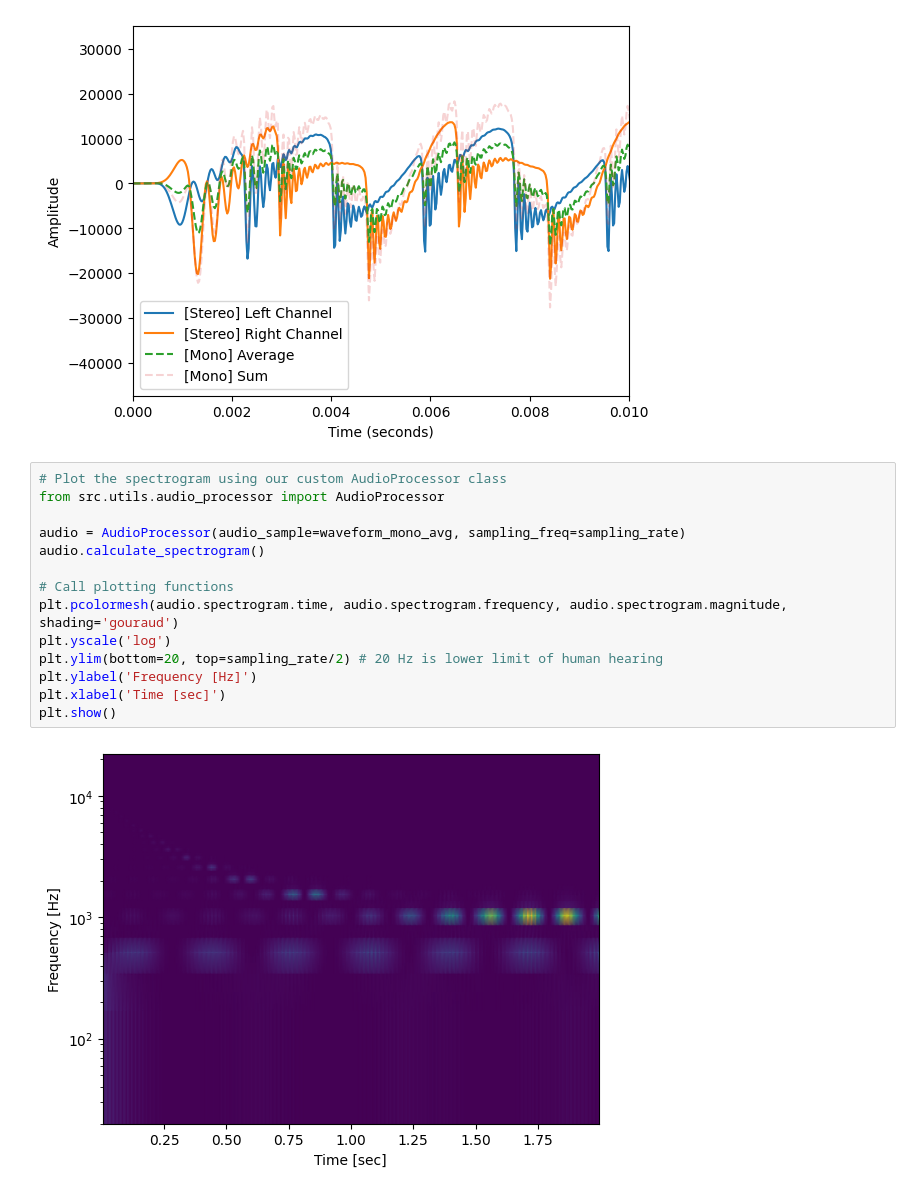
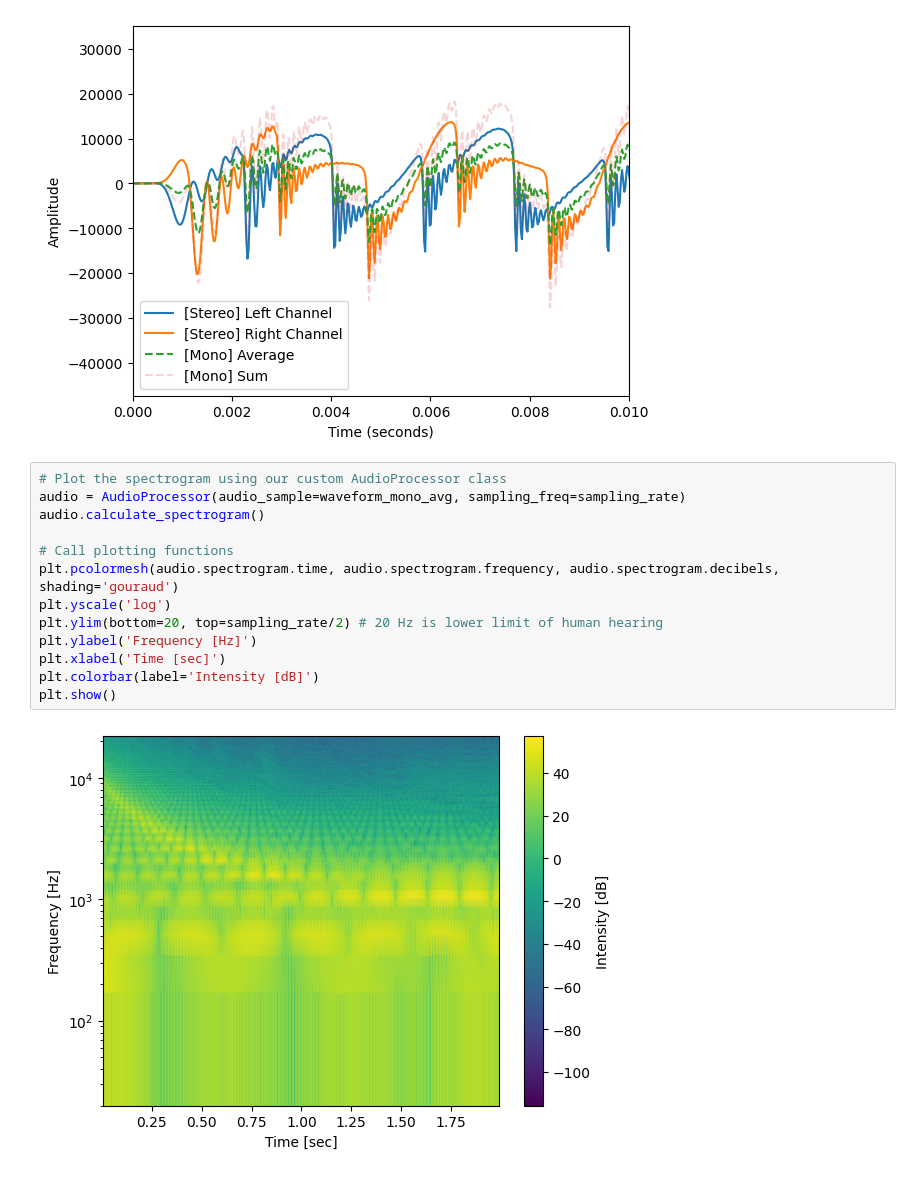
Before and after one commit to martijndejong/synth-match, a Jupyter notebook: notebooks/audio_exploration.ipynb, the cells around one changed output. Saved outputs shown, nothing was run; the diff lists cells and outputs as text.

```diff
--- a/notebooks/audio_exploration.ipynb
+++ b/notebooks/audio_exploration.ipynb
@@ -57,17 +60,16 @@ plt.show()
 [figure]
 # %%
 # Plot the spectrogram using our custom AudioProcessor class
-from src.utils.audio_processor import AudioProcessor
-
 audio = AudioProcessor(audio_sample=waveform_mono_avg, sampling_freq=sampling_rate)
 audio.calculate_spectrogram()
 
 # Call plotting functions
-plt.pcolormesh(audio.spectrogram.time, audio.spectrogram.frequency, audio.spectrogram.magnitude, shading='gouraud')
+plt.pcolormesh(audio.spectrogram.time, audio.spectrogram.frequency, audio.spectrogram.decibels, shading='gouraud')
 plt.yscale('log')
 plt.ylim(bottom=20, top=sampling_rate/2) # 20 Hz is lower limit of human hearing
 plt.ylabel('Frequency [Hz]')
 plt.xlabel('Time [sec]')
+plt.colorbar(label='Intensity [dB]')
 plt.show()
 # %% [output]
-[figure, old version]
+[figure, new version]
```
Also changed, not shown: parts of 2 cells of this notebook, 1 other file.
